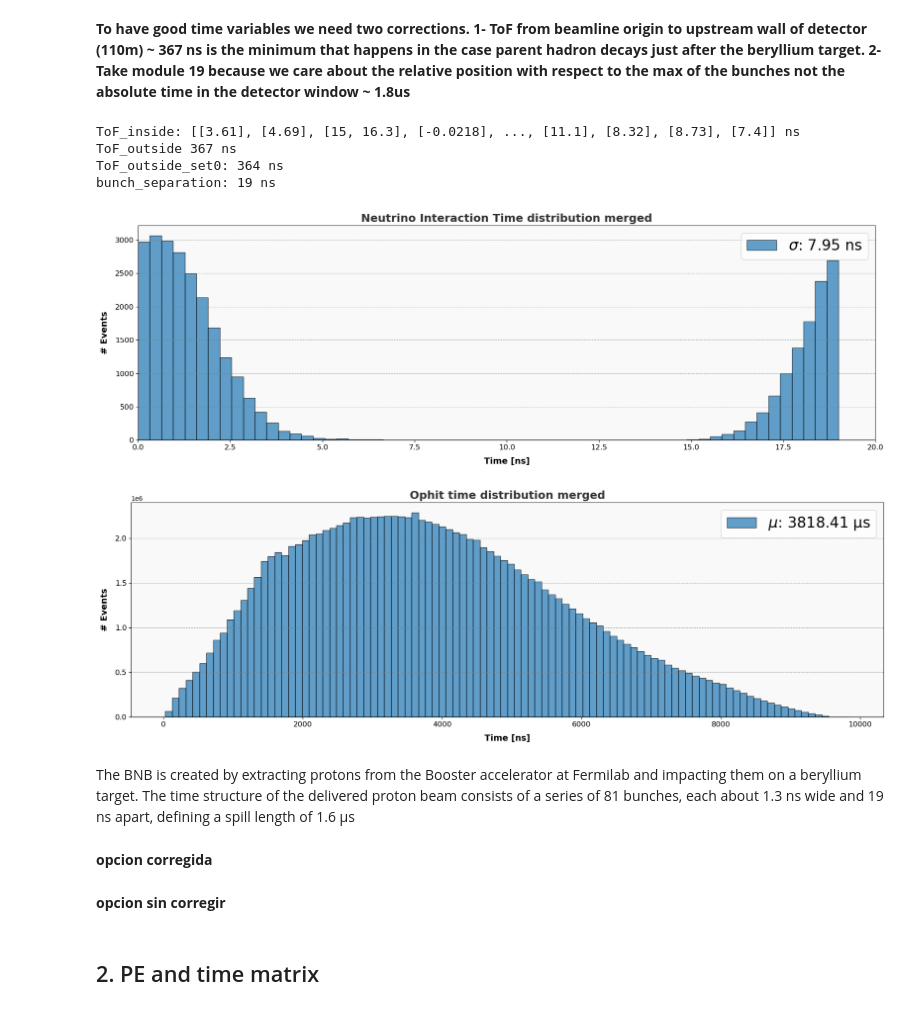
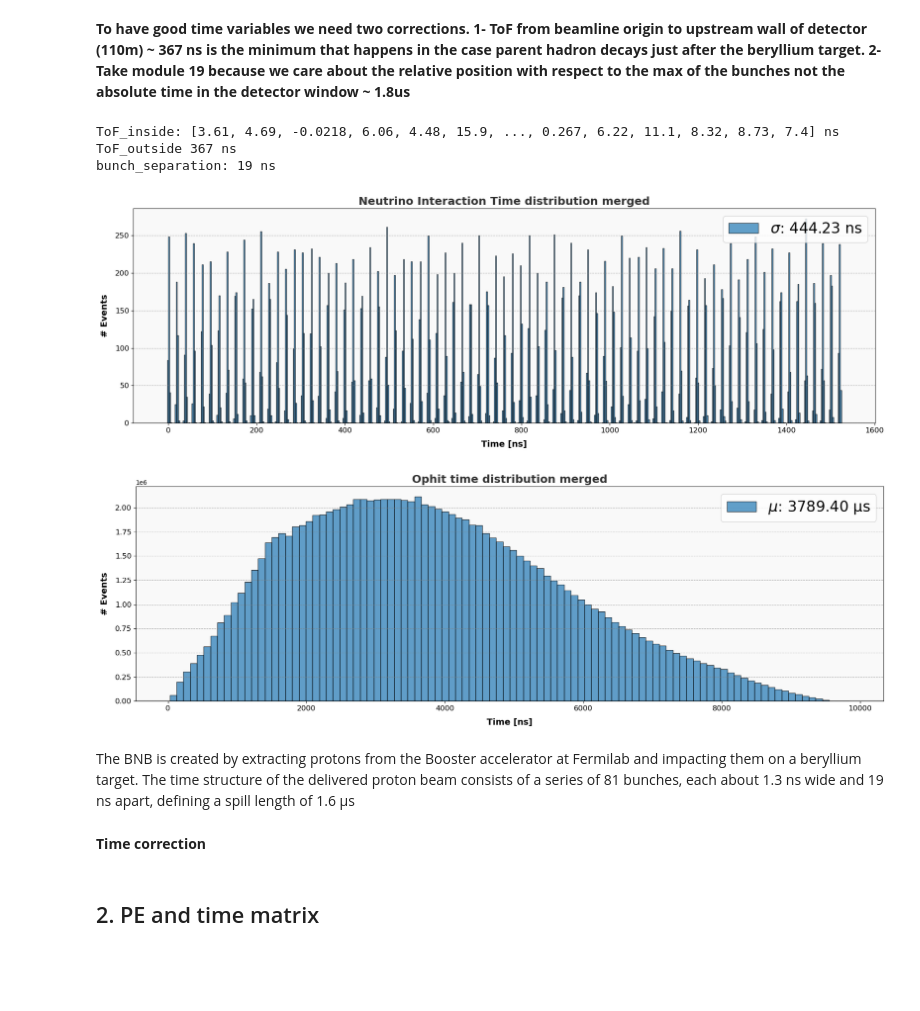
Before and after one commit to CIEMAT-Neutrino/AI_nuvT, a Jupyter notebook: 1_Preprocessing_&_2_PE_time_matrices.ipynb, the cells around one changed output. Drawn from its saved outputs; the diff is of its cells as text; code cells hidden in the pictures; blank space fills up the shorter version.

Commit message:
variable preprocessing with dEprom

```diff
--- a/1_Preprocessing_&_2_PE_time_matrices.ipynb
+++ b/1_Preprocessing_&_2_PE_time_matrices.ipynb
@@ -17,4 +17,4 @@ Keys in optree: ['eventID', 'runID', 'subrunID', 'nuvX', 'nuvY', 'nuvZ', 'nuvT',
 **Tarda 10min**
 # %%
 # Load variables to be predicted and associated data in a single step
-hit_nuvX, hit_nuvT, hit_PE, hit_ch, hit_t, flash_time, dEpromx, dEpromy, dEpromz = (optree[key].array() for key in ['nuvX','nuvT', 'flash_ophit_pe', 'flash_ophit_ch', 'flash_ophit_time','flash_time', 'dEpromx', 'dEpromy', 'dEpromz'])
+nuvX, nuvZ, nuvT, f_ophit_PE, f_ophit_ch, f_ophit_t, dEpromx, dEpromy, dEpromz = (optree[key].array() for key in ['nuvX','nuvZ', 'nuvT', 'flash_ophit_pe', 'flash_ophit_ch', 'flash_ophit_time', 'dEpromx', 'dEpromy', 'dEpromz'])
@@ -21,18 +37,22 @@ hit_nuvX, hit_nuvT, hit_PE, hit_ch, hit_t, flash_time, dEpromx, dEpromy, dEpromz
+# %%
+# Filter out subarrays with more than one neutrino interaction
+nuvX, nuvZ, nuvT, f_ophit_PE, f_ophit_ch, f_ophit_t, dEpromx, dEpromy, dEpromz  = zip(*[
+    (subarray_nuvX, subarray_nuvZ, subarray_nuvT, subarray_PE, subarray_ch, subarray_t, subarray_dEpromx, subarray_dEpromy, subarray_dEpromz)
+    for subarray_nuvX, subarray_nuvZ, subarray_nuvT, subarray_PE, subarray_ch, subarray_t, subarray_dEpromx, subarray_dEpromy, subarray_dEpromz in zip(nuvX, nuvZ, nuvT, f_ophit_PE, f_ophit_ch, f_ophit_t, dEpromx, dEpromy, dEpromz)
+    if len(subarray_nuvT) ==1
+])
 # %% [markdown]
 **To have good time variables we need two corrections. 1- ToF from beamline origin to upstream wall of detector (110m) ~ 367 ns is the minimum that happens in the case parent hadron decays just after the beryllium target. 2- Take module 19 because we care about the relative position with respect to the max of the bunches not the absolute time in the detector window ~ 1.8us**
 # %%
-ToF_inside = optree['nuvZ'].array() / 3E10 *1E9
+ToF_inside = ak.flatten(nuvZ) / 3E10 *1E9
+ToF_outside = 110 / 3E8 * 1E9
+bunch_separation = 19
 print("ToF_inside:",ToF_inside, "ns")
-ToF_outside = 110 / 3E8 * 1E9
 print(f"ToF_outside {ToF_outside:.0f} ns")
-ToF_outside_set0= ak.min(hit_nuvT - ToF_inside)
-print(f"ToF_outside_set0: {ToF_outside_set0:.0f} ns")
-bunch_separation = 19
 print(f"bunch_separation: {bunch_separation:.0f} ns")
 # %% [output]
-ToF_inside: [[3.61], [4.69], [15, 16.3], [-0.0218], ..., [11.1], [8.32], [8.73], [7.4]] ns
+ToF_inside: [3.61, 4.69, -0.0218, 6.06, 4.48, 15.9, ..., 0.267, 6.22, 11.1, 8.32, 8.73, 7.4] ns
 ToF_outside 367 ns
-ToF_outside_set0: 364 ns
 bunch_separation: 19 ns
 # %%
 import matplotlib.pyplot as plt
@@ -41,40 +61,41 @@ import awkward as ak
 
 # Assuming hit_nuvT, ToF_outside_set0, and ToF_inside are defined awkward arrays
 # Calculate the difference and flatten it
-difference = np.mod(ak.flatten(hit_nuvT - ToF_inside - ToF_outside), 19)  # +7 to center the distribution
+#difference = np.mod(ak.flatten(nuvT - ToF_inside - ToF_outside), 19)
 
+difference = ak.flatten(nuvT - ToF_inside) - ToF_outside
 # Calculate the standard deviation
 std_dev = np.std(difference)
 
 # Set up the plot
 plt.figure(figsize=(18, 6))
-plt.hist(difference, bins=60, color='#1f77b4', edgecolor='black', alpha=0.7, label=f'$\sigma$: {std_dev:.2f} ns')
+plt.hist(difference, bins=600, color='#1f77b4', edgecolor='black', alpha=0.7, label=f'$\sigma$: {std_dev:.2f} ns')
 
 # Customize the title and labels
 plt.title('Neutrino Interaction Time distribution merged', fontsize=18, fontweight='bold', color='#333333')
 plt.xlabel('Time [ns]', fontsize=14, labelpad=10, fontweight='bold')
 plt.ylabel('# Events', fontsize=14, labelpad=10, fontweight='bold')
 
 # Set axis limits
-plt.xlim(0, 20)
+#plt.xlim(0, 20)
 plt.ylim(0, None)
 
 # Enhance the grid and axis appearance
 plt.grid(axis='y', linestyle='--', alpha=0.6, color='gray')
 plt.xticks(fontsize=12)
 plt.yticks(fontsize=12)
 
 # Add a light background color for the plot area to add contrast
 plt.gca().set_facecolor('#f9f9f9')
 
 # Add a legend
 plt.legend(fontsize=24)
 
 # Show the plot
 plt.tight_layout()
 plt.show()
 # %% [output]
-[figure, old version]
+[figure, new version]
 # %%
 import matplotlib.pyplot as plt
 import numpy as np
@@ -82,7 +103,7 @@ import awkward as ak
 
 # Assuming hit_nuvT, ToF_outside_set0, and ToF_inside are defined awkward arrays
 # Calculate the difference and flatten it
-difference = ak.to_numpy(ak.flatten(hit_t, axis=None))*1000 - ToF_outside
+difference = ak.to_numpy(ak.flatten(f_ophit_t, axis=None))*1000 - ToF_outside
 
 # Calculate the standard deviation
 std_dev = np.mean(difference)
@@ -116,9 +137,9 @@ plt.legend(fontsize=24)
 plt.tight_layout()
 plt.show()
 # %% [output]
-[figure, old version]
+[figure, new version]
 # %% [markdown]
 The BNB is created by extracting protons from the Booster accelerator at Fermilab and impacting them on a beryllium target. The time structure of the delivered proton beam consists of a series of 81 bunches, each about 1.3 ns wide and 19 ns apart, defining a spill length of 1.6 µs
-# %% [markdown]
-**opcion corregida**
+# %% [markdown]
+**Time correction**
 # %%
@@ -128,2 +149,0 @@ hit_t_c = hit_t*1000 - ToF_outside
-# %% [markdown]
-**opcion sin corregir**
```
Also changed, not shown: parts of 10 cells of this notebook, 1 other file.
